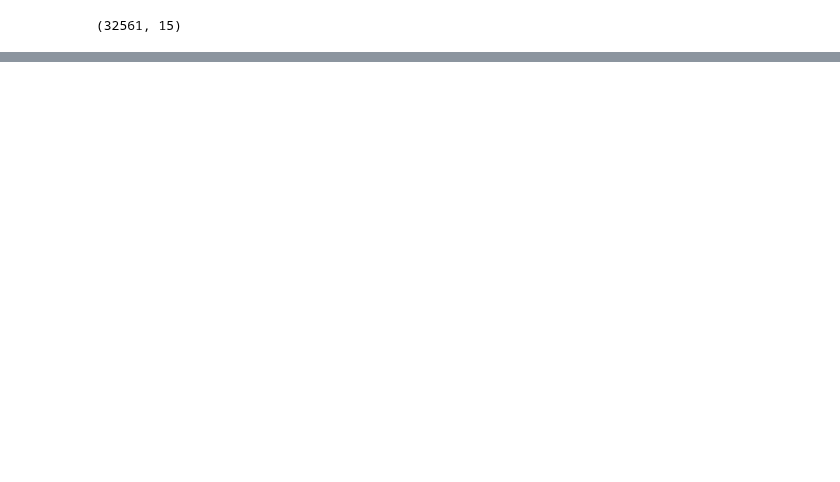
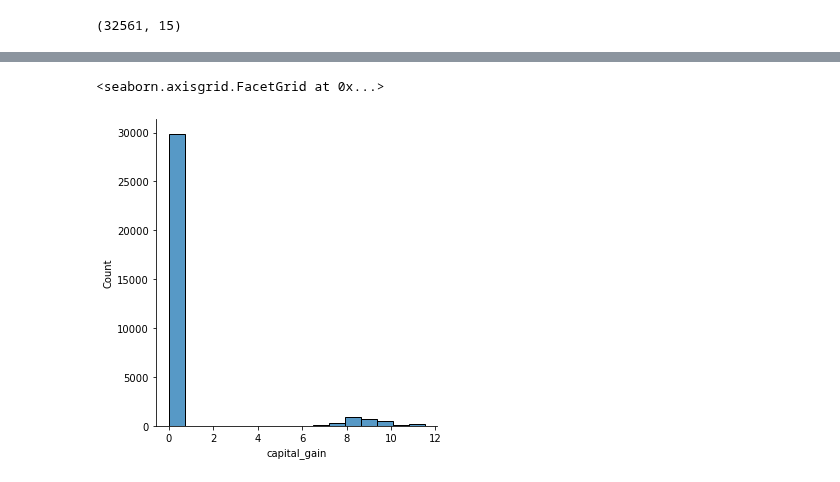
Before and after one commit to akritkbehera/Salary-Prediction-, a Jupyter notebook: Untitled.ipynb, the cells around one changed output, grey strips where cells are left out. Saved outputs shown, nothing was run; the diff lists cells and outputs as text; code cells hidden in the pictures; blank space fills up the shorter version.

```diff
--- a/Untitled.ipynb
+++ b/Untitled.ipynb
@@ -28,0 +40,5 @@ df.head()
+# %%
+sns.displot(df['capital_gain'])
+# %% [output]
+<seaborn.axisgrid.FacetGrid at 0x...>
+[figure, added]
```
Also changed, not shown: parts of 15 cells of this notebook.
